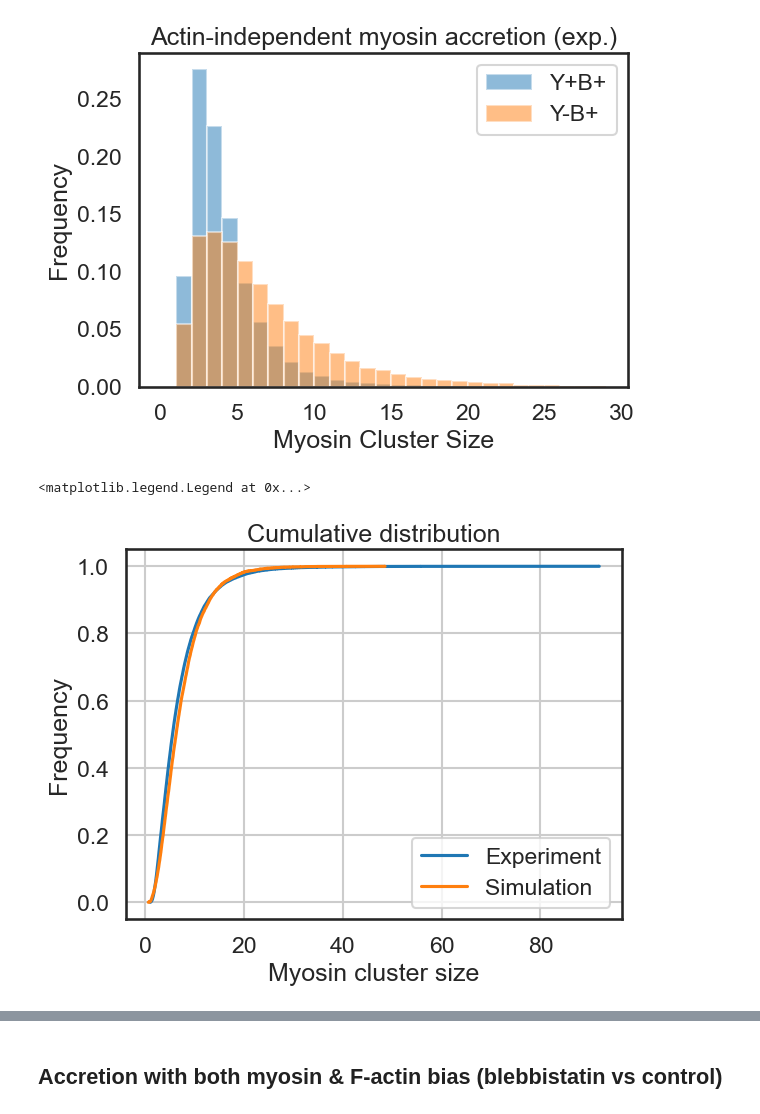
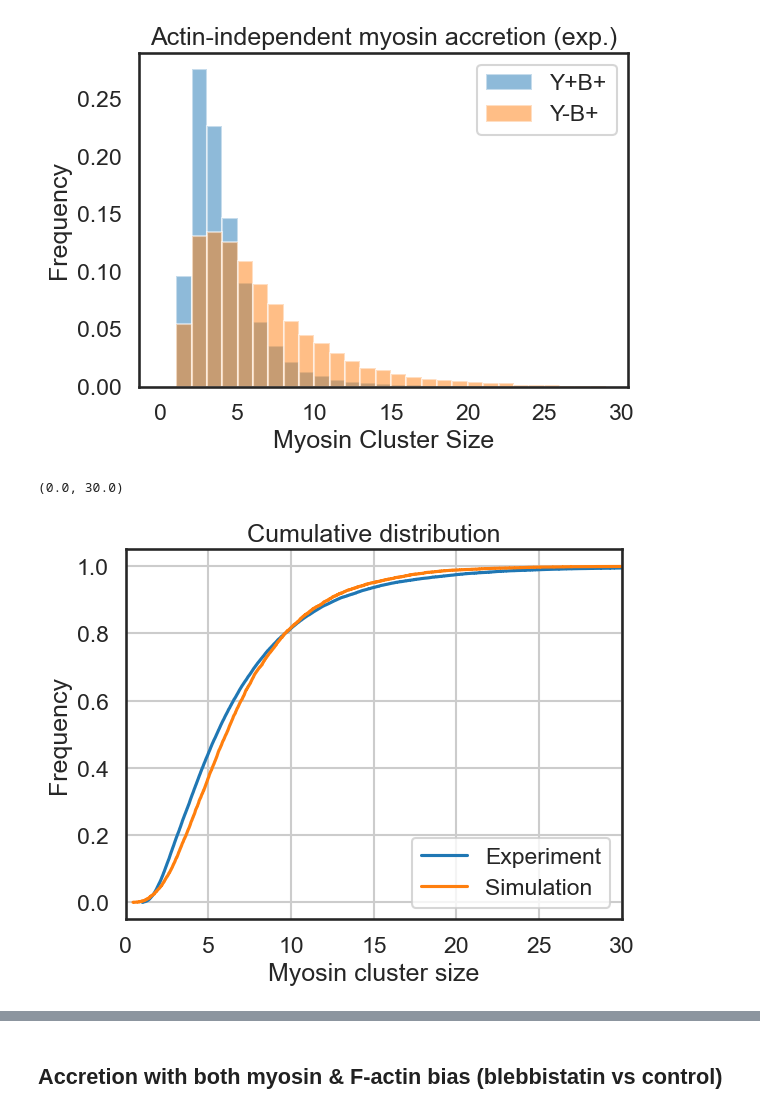
Before and after one commit to WHChou/Myosin-cluster-simulation, a Jupyter notebook: MyosinBinding_v2.ipynb, the cells around one changed output, grey strips where cells are left out. Drawn from its saved outputs; the diff is of its cells as text; code cells hidden in the pictures.

```diff
--- a/MyosinBinding_v2.ipynb
+++ b/MyosinBinding_v2.ipynb
@@ -349,30 +327,0 @@ plt.show()
-# %%
-numMyosin = 20000
-numGrid = 10000
-#myoCap = 1000   # Cap the number of myosin per site
-actinBiasVal = 0
-myosinBiasVal = 10
-ifsave = 0
-dwnsample = 1
-
-
-# Initialize and run simulation
-ActinThick = GenActinThick('lognormal', numGrid, 1, 1)
-MyosinInit = GenMyoNum('lognormal', numGrid, 1.31, 0.52)
-res = runSimulation(numGrid, numMyosin, MyosinInit, ActinThick, actinBiasVal, myosinBiasVal, ifsave, dwnsample)
-
-allData = np.reshape(res, (numGrid))
-(s, loc, scale) = st.lognorm.fit(allData[allData>0], floc = 0)
-print(s, loc, scale)
-xfit = np.arange(0, 30, 0.5)
-sns.set_style("white")
-sns.set_context("talk")
-plt.figure()
-plt.hist(allData, bins = np.arange(30), density = True)
-plt.plot(xfit, st.lognorm.pdf(xfit, s, loc, scale), c = 'red')
-
-#plt.xlabel("Myosin cluster size")
-#plt.ylabel("Count")
-#plt.legend()
-#plt.tight_layout()
-#plt.savefig("myosinBinding_histogramComp_acBias_0_mu_1_sigma_1_myoBiasComp.png", dpi = 300)
@@ -466,10 +375,10 @@ def plot_ecdf(a, label):
     plt.plot(x, y, drawstyle='steps-post', label = label)
     plt.grid(True)
 
-numMyosin = [30000]
+numMyosin = [20000, 22500, 25000, 27500, 30000]
 numGrid = 10000
 actinBiasVal = 0
-myosinBiasVal = [5]
+myosinBiasVal = [1, 5, 10, 50]
 ifsave = 0
 dwnsample = 1
 
@@ -500,7 +409,7 @@ for ii in range(len(numMyosin)):
         xfit = np.arange(0, 30, 0.2)
         plt.hist(MyosinInit, bins = np.arange(30), alpha=0.5, density = True, label = 'Initial condition')
         plt.hist(res, bins = np.arange(30), alpha=0.5, density = True, label = 'numMyosin='+str(numMyosin[ii])+r', $\alpha$='+str(myosinBiasVal[jj]))
-        plt.plot(xfit, st.lognorm.pdf(xfit, s, loc, scale), c = 'red')
+        #plt.plot(xfit, st.lognorm.pdf(xfit, s, loc, scale), c = 'red')
         plt.xlabel("Myosin cluster size")
         plt.ylabel("Frequency")
         plt.legend()
@@ -513,11 +422,12 @@ for ii in range(len(numMyosin)):
         sns.set_context("talk")
         plt.figure()
         plot_ecdf(allIntYoutB, 'Experiment')
-        plot_ecdf(res, 'Simulation')
+        plot_ecdf(res, 'numMyosin='+str(numMyosin[ii])+r', $\alpha$='+str(myosinBiasVal[jj]))
         plt.title('Cumulative distribution')
         plt.xlabel("Myosin cluster size")
         plt.ylabel("Frequency")
         plt.legend()
+        plt.xlim([0, 30])
         plt.tight_layout()
         plt.savefig('myosinBinding_ecdf_numGrid10000_numMyosin_'+str(numMyosin[ii])+'_myoBias_'+str(myosinBiasVal[jj])+'_acBias_0.png', dpi = 300)
         plt.close()
@@ -525,27 +435,28 @@ for ii in range(len(numMyosin)):
 #df = pd.DataFrame({'alpha': myoBias, 'beta': acBias, 'mode': mode_array, 'sigma': sigma_array})
 #df.to_csv('params.csv')
 # %%
-numMyosin = 30000
+numMyosin = 27000
 numGrid = 10000
 actinBiasVal = 0
-myosinBiasVal = 5
+myosinBiasVal = 1
 ifsave = 0
 dwnsample = 1
 ActinThick = GenActinThick('lognormal', numGrid, 1, 1)
 MyosinInit = GenMyoNum('lognormal', numGrid, 1.31, 0.52)
 
 res = runSimulation(numGrid, numMyosin, MyosinInit, ActinThick, actinBiasVal, myosinBiasVal, ifsave, dwnsample)
 
 # Save histogram
 sns.set_style("white")
 sns.set_context("talk")
 plt.figure()
 plot_ecdf(allIntYoutB, 'Experiment')
 plot_ecdf(res, 'Simulation')
 plt.title('Cumulative distribution')
 plt.xlabel("Myosin cluster size")
 plt.ylabel("Frequency")
 plt.legend()
+plt.xlim([0, 30])
 # %% [output]
-<matplotlib.legend.Legend at 0x...>
+(0.0, 30.0)
-[figure, old version]
+[figure, new version]
```
Also changed, not shown: parts of 11 cells of this notebook.
